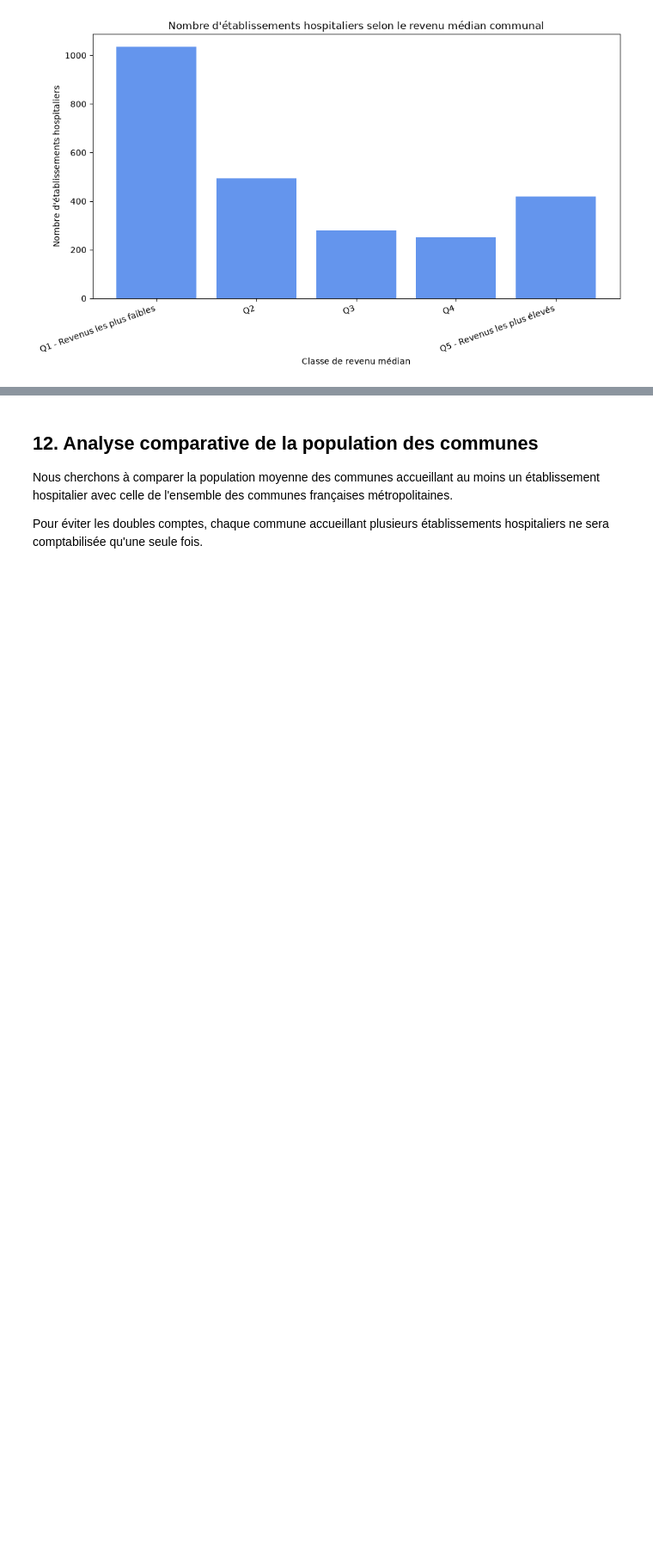
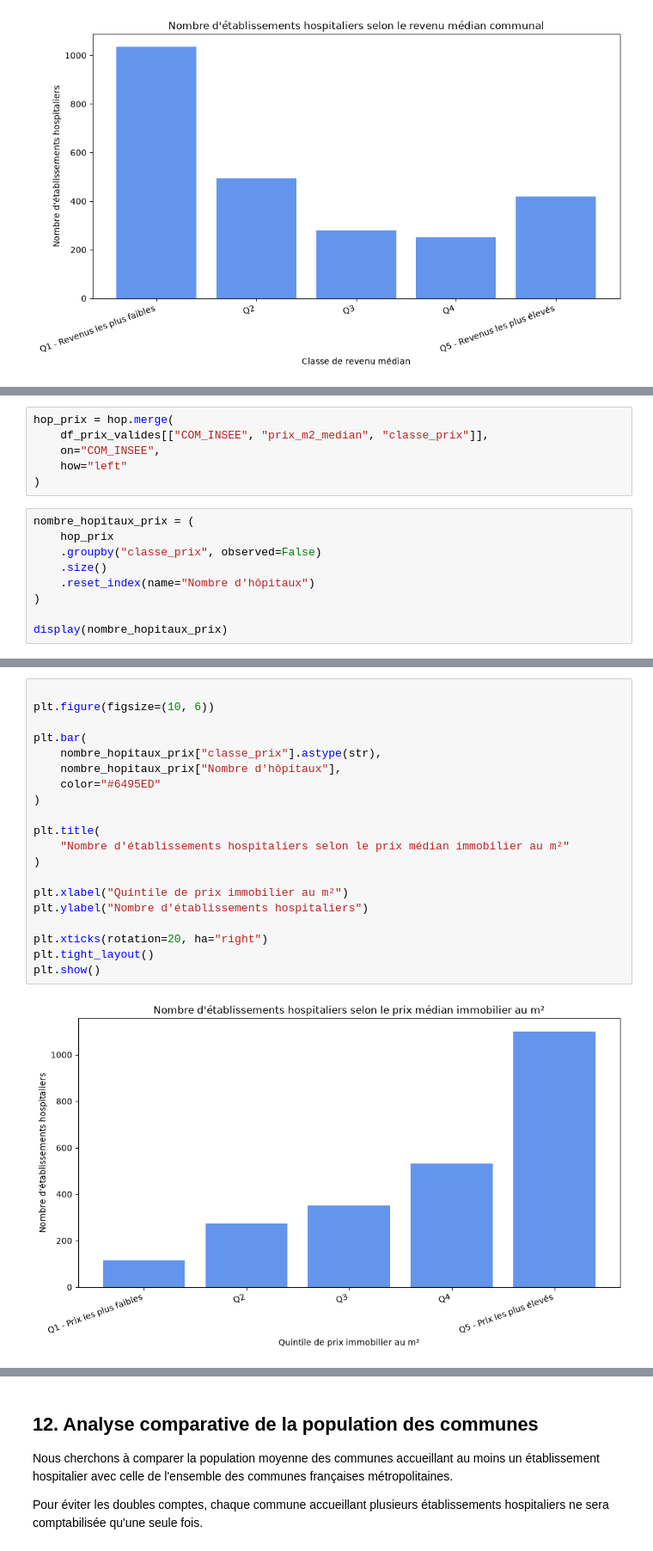
Before and after one commit to amauplot/github_killer, a Jupyter notebook: Analyse_communes.ipynb, the cells around one changed output, grey strips where cells are left out. Shown at 86% size. Saved outputs shown, nothing was run; the diff lists cells and outputs as text; blank space fills up the shorter version.

```diff
--- a/Analyse_communes.ipynb
+++ b/Analyse_communes.ipynb
@@ -650,0 +730,15 @@ plt.show()
+# %%
+hop_prix = hop.merge(
+    df_prix_valides[["COM_INSEE", "prix_m2_median", "classe_prix"]],
+    on="COM_INSEE",
+    how="left"
+)
+# %%
+nombre_hopitaux_prix = (
+    hop_prix
+    .groupby("classe_prix", observed=False)
+    .size()
+    .reset_index(name="Nombre d'hôpitaux")
+)
+
+display(nombre_hopitaux_prix)
@@ -650,0 +752,22 @@ plt.show()
+# %%
+
+plt.figure(figsize=(10, 6))
+
+plt.bar(
+    nombre_hopitaux_prix["classe_prix"].astype(str),
+    nombre_hopitaux_prix["Nombre d'hôpitaux"],
+    color="#6495ED"
+)
+
+plt.title(
+    "Nombre d'établissements hospitaliers selon le prix médian immobilier au m²"
+)
+
+plt.xlabel("Quintile de prix immobilier au m²")
+plt.ylabel("Nombre d'établissements hospitaliers")
+
+plt.xticks(rotation=20, ha="right")
+plt.tight_layout()
+plt.show()
+# %% [output]
+[figure, added]
```
Also changed, not shown: parts of 14 cells of this notebook, 1 other file.
